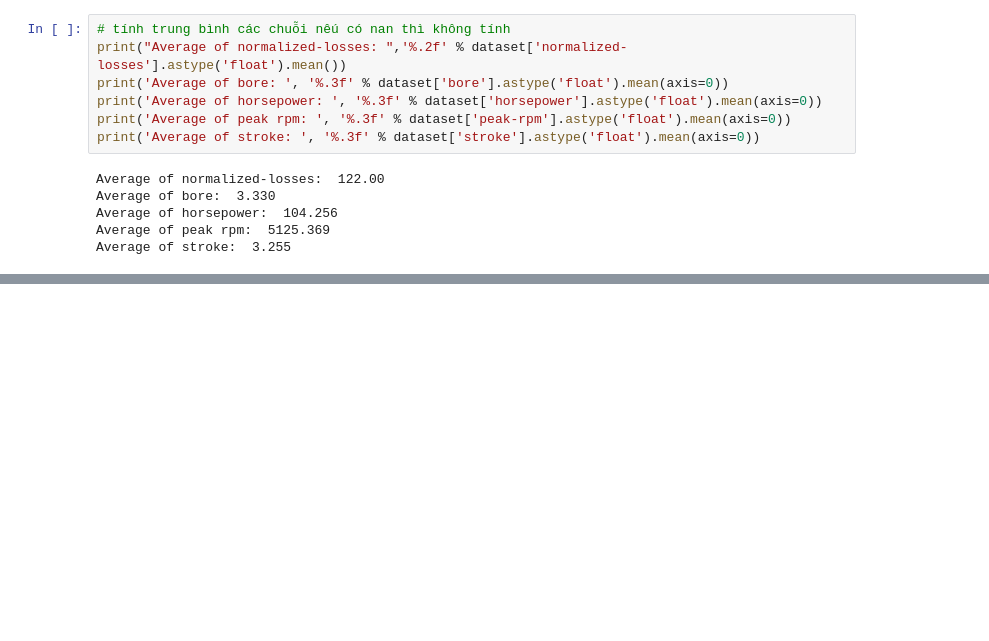
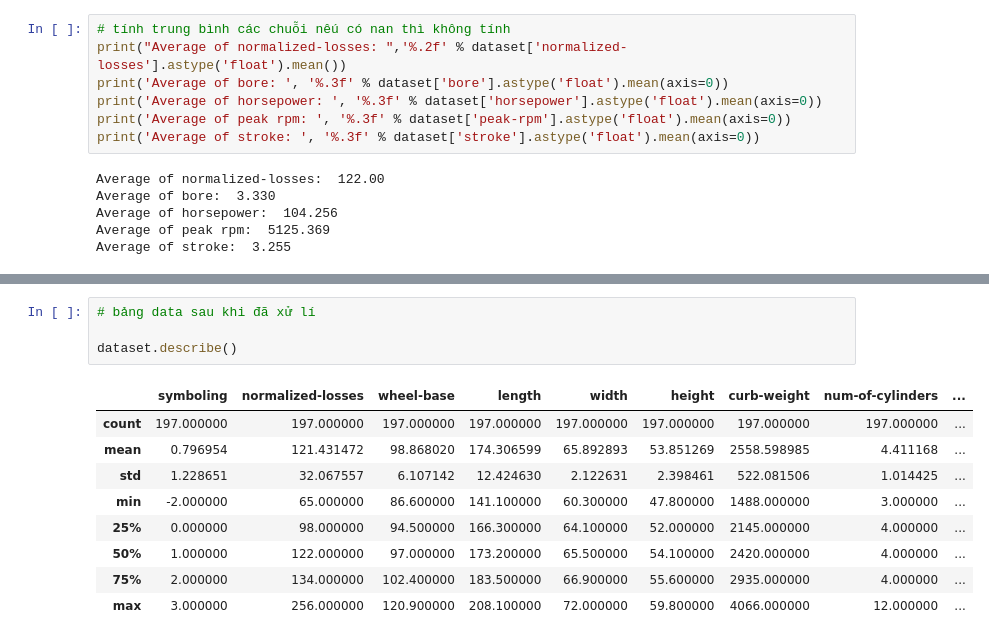
Before and after one commit to ltqnkhtn12/midExam_XDA, a Jupyter notebook: mid_exam.ipynb, the cells around one changed output, grey strips where cells are left out. Cells and saved outputs as stored; diff of their text form; blank space fills up the shorter version.

```diff
--- a/mid_exam.ipynb
+++ b/mid_exam.ipynb
@@ -188,0 +354,14 @@ dataset['normalized-losses'].replace(np.nan, '%.3f' % 122, inplace=True)
+# %%
+# bảng data sau khi đã xử lí
+
+dataset.describe()
+# %% [output]
+|  | symboling | normalized-losses | wheel-base | length | width | height | curb-weight | num-of-cylinders | ... |
+| count | 197.000000 | 197.000000 | 197.000000 | 197.000000 | 197.000000 | 197.000000 | 197.000000 | 197.000000 | ... |
+| mean | 0.796954 | 121.431472 | 98.868020 | 174.306599 | 65.892893 | 53.851269 | 2558.598985 | 4.411168 | ... |
+| std | 1.228651 | 32.067557 | 6.107142 | 12.424630 | 2.122631 | 2.398461 | 522.081506 | 1.014425 | ... |
+| min | -2.000000 | 65.000000 | 86.600000 | 141.100000 | 60.300000 | 47.800000 | 1488.000000 | 3.000000 | ... |
+| 25% | 0.000000 | 98.000000 | 94.500000 | 166.300000 | 64.100000 | 52.000000 | 2145.000000 | 4.000000 | ... |
+| 50% | 1.000000 | 122.000000 | 97.000000 | 173.200000 | 65.500000 | 54.100000 | 2420.000000 | 4.000000 | ... |
+| 75% | 2.000000 | 134.000000 | 102.400000 | 183.500000 | 66.900000 | 55.600000 | 2935.000000 | 4.000000 | ... |
+| max | 3.000000 | 256.000000 | 120.900000 | 208.100000 | 72.000000 | 59.800000 | 4066.000000 | 12.000000 | ... |
```
Also changed, not shown: parts of 22 cells of this notebook.
